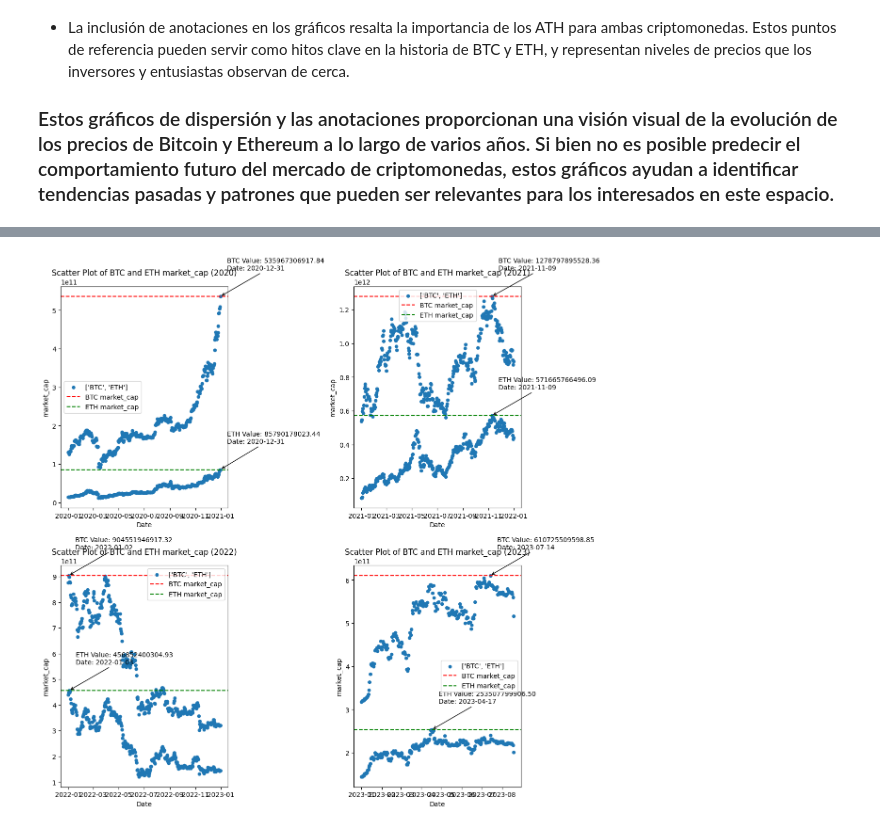
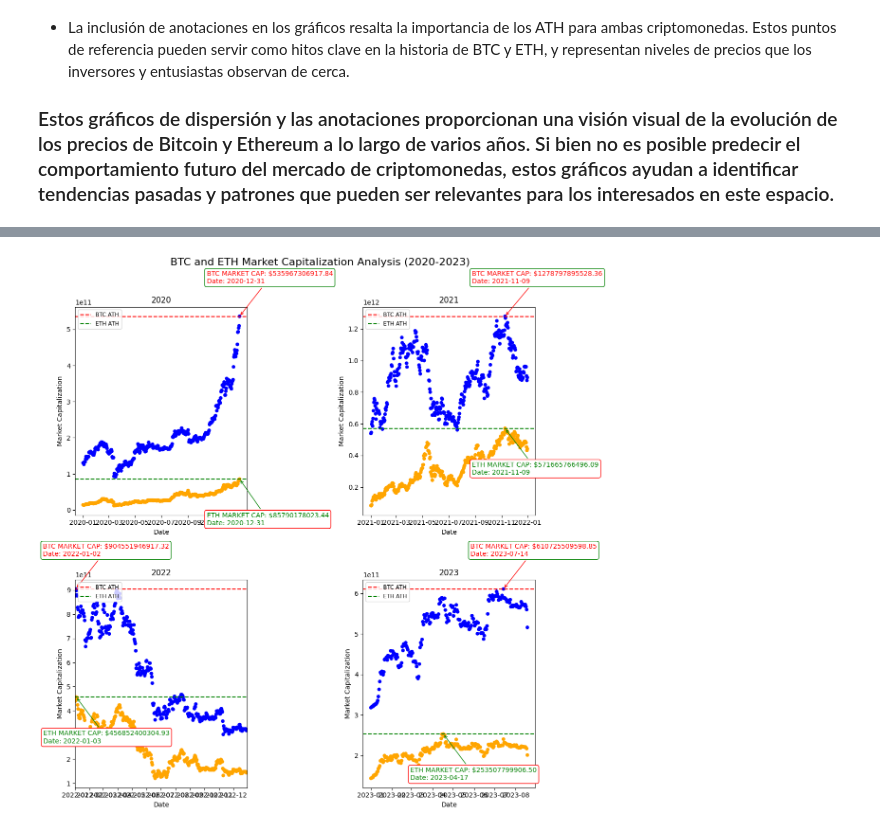
Before and after one commit to Bzetatuc/PI_2_Henry, a Jupyter notebook: EDA/eda.ipynb, the cells around one changed output, grey strips where cells are left out. Cells and saved outputs as stored; diff of their text form; code cells hidden in the pictures.

```diff
--- a/EDA/eda.ipynb
+++ b/EDA/eda.ipynb
@@ -558,7 +603,9 @@ df_eth_2023
 # %%
+
+
 # Crear una lista de DataFrames y años correspondientes para BTC y ETH
-dfs_btc = [df_btc_2020, df_btc_2021, df_btc_2022, df_btc_2023]  # Reemplaza con tus DataFrames de BTC
-dfs_eth = [df_eth_2020, df_eth_2021, df_eth_2022, df_eth_2023]  # Reemplaza con tus DataFrames de ETH
+dfs_btc = [df_btc_2020, df_btc_2021, df_btc_2022, df_btc_2023]
+dfs_eth = [df_eth_2020, df_eth_2021, df_eth_2022, df_eth_2023]
 years = [2020, 2021, 2022, 2023]
 
 # Configurar el diseño de los subplots
@@ -572,7 +619,12 @@ for i, (df_btc, df_eth) in enumerate(zip(dfs_btc, dfs_eth)):
     # Concatenar los DataFrames de BTC y ETH
     df_concat = pd.concat([df_btc, df_eth], axis=0)
 
-    ax = df_concat.plot(x='date', y='price', kind='scatter', ax=axes[row, col], label=['BTC', 'ETH'])
+    ax = axes[row, col]  # Obtener el eje actual
+
+    # Dibujar los puntos para BTC y ETH en el mismo eje
+    df_btc.plot(x='date', y='price', kind='scatter', ax=ax, color='blue', label='BTC')
+    df_eth.plot(x='date', y='price', kind='scatter', ax=ax, color='orange', label='ETH')
+
     ax.set_xlabel('Date')
     ax.set_ylabel('Price')
     ax.set_title(f'Scatter Plot of BTC and ETH Price ({years[i]})')
@@ -629,51 +707,60 @@ plt.show()
 # %%
-dfs_btc = [df_btc_2020, df_btc_2021, df_btc_2022, df_btc_2023]  # Reemplaza con tus DataFrames de BTC
-dfs_eth = [df_eth_2020, df_eth_2021, df_eth_2022, df_eth_2023]  # Reemplaza con tus DataFrames de ETH
+
+dfs_btc = [df_btc_2020, df_btc_2021, df_btc_2022, df_btc_2023]
+dfs_eth = [df_eth_2020, df_eth_2021, df_eth_2022, df_eth_2023]
 years = [2020, 2021, 2022, 2023]
 
 # Configurar el diseño de los subplots
 fig, axes = plt.subplots(2, 2, figsize=(12, 12))
 
-# Iterar a través de los DataFrames y años para generar los subgráficos
+# Título general del gráfico
+fig.suptitle("BTC and ETH Market Capitalization Analysis (2020-2023)", fontsize=16)
+
 for i, (df_btc, df_eth) in enumerate(zip(dfs_btc, dfs_eth)):
     row = i // 2
     col = i % 2
 
-    # Concatenar los DataFrames de BTC y ETH
+    df_btc['token'] = 'BTC'
+    df_eth['token'] = 'ETH'
+
     df_concat = pd.concat([df_btc, df_eth], axis=0)
 
-    ax = df_concat.plot(x='date', y='market_cap', kind='scatter', ax=axes[row, col], label=['BTC', 'ETH'])
+    ax = df_concat.plot(x='date', y='market_cap', kind='scatter', ax=axes[row, col],
+                        c=df_concat['token'].map({'BTC': 'blue', 'ETH': 'orange'}))  # Asignar colores según el token
+
     ax.set_xlabel('Date')
-    ax.set_ylabel('market_cap')
-    ax.set_title(f'Scatter Plot of BTC and ETH market_cap ({years[i]})')
+    ax.set_ylabel('Market Capitalization')
+    ax.set_title(f'{years[i]}')
 
-    # Obtener el ATH de BTC y ETH del año actual
+    if years[i] == 2022:
+        ax.set_xlim(pd.Timestamp('2022-01-01'), pd.Timestamp('2022-12-31'))  # Ajustar rango del eje x
+
     market_cap_value_btc = df_btc['market_cap'].max()
     market_cap_value_eth = df_eth['market_cap'].max()
 
-    # Obtener la fecha correspondiente al ATH de BTC y ETH
     market_cap_date_btc = df_btc.loc[df_btc['market_cap'].idxmax()]['date']
     market_cap_date_eth = df_eth.loc[df_eth['market_cap'].idxmax()]['date']
 
-    # Agregar la línea indicadora del ATH para BTC y ETH
-    ax.axhline(y=market_cap_value_btc, color='red', linestyle='--', label='BTC market_cap')
-    ax.axhline(y=market_cap_value_eth, color='green', linestyle='--', label='ETH market_cap')
+    ax.axhline(y=market_cap_value_btc, color='red', linestyle='--', label='BTC ATH')
+    ax.axhline(y=market_cap_value_eth, color='green', linestyle='--', label='ETH ATH')
 
-    # Formatear las fechas del ATH para mostrar solo el año, mes y día (sin hora)
     formatted_market_cap_date_btc = market_cap_date_btc.strftime('%Y-%m-%d')
     formatted_market_cap_date_eth = market_cap_date_eth.strftime('%Y-%m-%d')
 
-    # Agregar anotaciones para mostrar el valor y la fecha del ATH en cada punto para BTC y ETH
-    ax.annotate(f'BTC Value: {market_cap_value_btc:.2f}\nDate: {formatted_market_cap_date_btc}', xy=(market_cap_date_btc, market_cap_value_btc),
-                xytext=(10, 40), textcoords='offset points', arrowprops=dict(arrowstyle='->'))
+    bbox_props = dict(boxstyle='round', facecolor='white', edgecolor='red' if df_btc['market_cap'].idxmax() == 0 else 'green')
 
-    ax.annotate(f'ETH Value: {market_cap_value_eth:.2f}\nDate: {formatted_market_cap_date_eth}', xy=(market_cap_date_eth, market_cap_value_eth),
-                xytext=(10, 40), textcoords='offset points', arrowprops=dict(arrowstyle='->'))
+    ax.annotate(f'BTC MARKET CAP: ${market_cap_value_btc:.2f}\nDate: {formatted_market_cap_date_btc}',
+                xy=(market_cap_date_btc, market_cap_value_btc), xytext=(-50, 50), textcoords='offset points',
+                arrowprops=dict(arrowstyle='->', color='red'), color='red', bbox=bbox_props)
 
-    # Mostrar leyenda
-    ax.legend()
+    bbox_props = dict(boxstyle='round', facecolor='white', edgecolor='green' if df_eth['market_cap'].idxmax() == 0 else 'red')
 
-# Ajustar el diseño de los subplots y mostrar el gráfico
+    ax.annotate(f'ETH MARKET CAP: ${market_cap_value_eth:.2f}\nDate: {formatted_market_cap_date_eth}',
+                xy=(market_cap_date_eth, market_cap_value_eth), xytext=(-50, -70), textcoords='offset points',
+                arrowprops=dict(arrowstyle='->', color='green'), color='green', bbox=bbox_props)
+
+    ax.legend(loc='upper left', fontsize='small')  # Ajustar la ubicación y el tamaño de la leyenda
+
 plt.tight_layout()
 plt.show()
 # %% [output]
@@ -680,4 +784,4 @@ plt.show()
-[figure, old version]
+[figure, new version]
 # %% [markdown]
 ### Los gráficos que hemos generado al comparar los valores de capitalización de mercado (market cap) de Bitcoin (BTC) y Ethereum (ETH) a lo largo de los años ofrecen las siguientes conclusiones:
 
```
Also changed, not shown: parts of 30 cells of this notebook, 14 other files.
